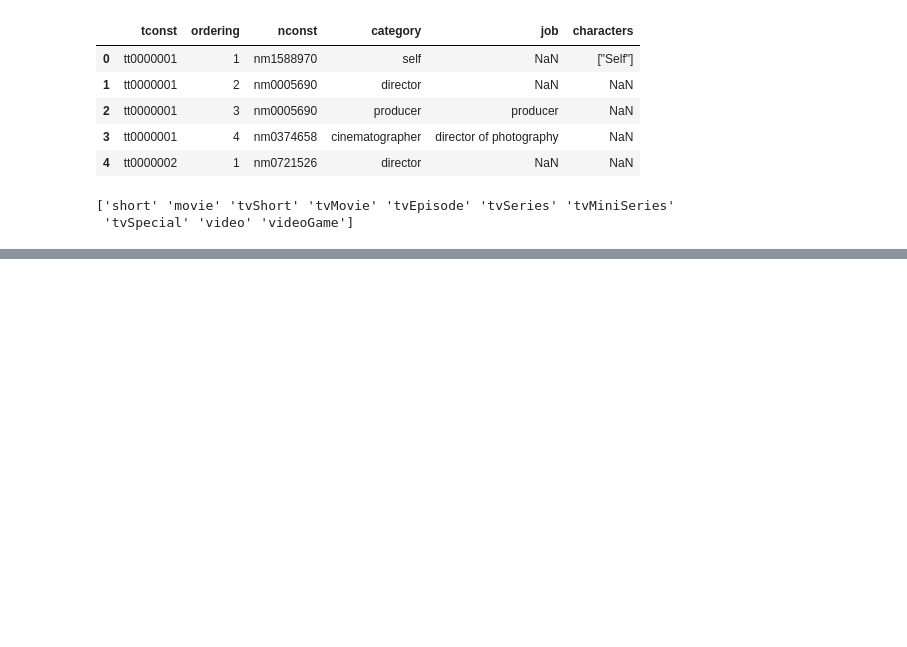
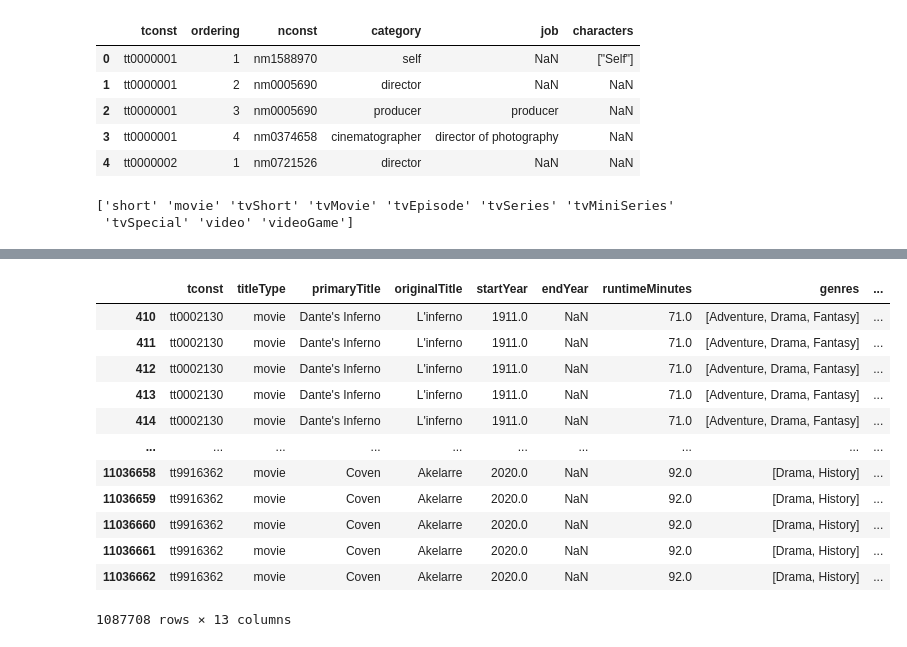
Before and after one commit to saskarov/python-project, a Jupyter notebook: modules/data_import.ipynb, the cells around one changed output, grey strips where cells are left out. Saved outputs shown, nothing was run; the diff lists cells and outputs as text; code cells hidden in the pictures; blank space fills up the shorter version.

```diff
--- a/modules/data_import.ipynb
+++ b/modules/data_import.ipynb
@@ -129,0 +261,2 @@ title_data.head()
+# %%
+title_data = title_data[(title_data['numVotes'] >= 1000)]
@@ -129,0 +286,16 @@ title_data.head()
+# %%
+title_data
+# %% [output]
+|  | tconst | titleType | primaryTitle | originalTitle | startYear | endYear | runtimeMinutes | genres | ... |
+| 410 | tt0002130 | movie | Dante's Inferno | L'inferno | 1911.0 | NaN | 71.0 | [Adventure, Drama, Fantasy] | ... |
+| 411 | tt0002130 | movie | Dante's Inferno | L'inferno | 1911.0 | NaN | 71.0 | [Adventure, Drama, Fantasy] | ... |
+| 412 | tt0002130 | movie | Dante's Inferno | L'inferno | 1911.0 | NaN | 71.0 | [Adventure, Drama, Fantasy] | ... |
+| 413 | tt0002130 | movie | Dante's Inferno | L'inferno | 1911.0 | NaN | 71.0 | [Adventure, Drama, Fantasy] | ... |
+| 414 | tt0002130 | movie | Dante's Inferno | L'inferno | 1911.0 | NaN | 71.0 | [Adventure, Drama, Fantasy] | ... |
+| ... | ... | ... | ... | ... | ... | ... | ... | ... | ... |
+| 11036658 | tt9916362 | movie | Coven | Akelarre | 2020.0 | NaN | 92.0 | [Drama, History] | ... |
+| 11036659 | tt9916362 | movie | Coven | Akelarre | 2020.0 | NaN | 92.0 | [Drama, History] | ... |
+| 11036660 | tt9916362 | movie | Coven | Akelarre | 2020.0 | NaN | 92.0 | [Drama, History] | ... |
+| 11036661 | tt9916362 | movie | Coven | Akelarre | 2020.0 | NaN | 92.0 | [Drama, History] | ... |
+| 11036662 | tt9916362 | movie | Coven | Akelarre | 2020.0 | NaN | 92.0 | [Drama, History] | ... |
+1087708 rows × 13 columns
```
Also changed, not shown: parts of 27 cells of this notebook, 3 other files.
